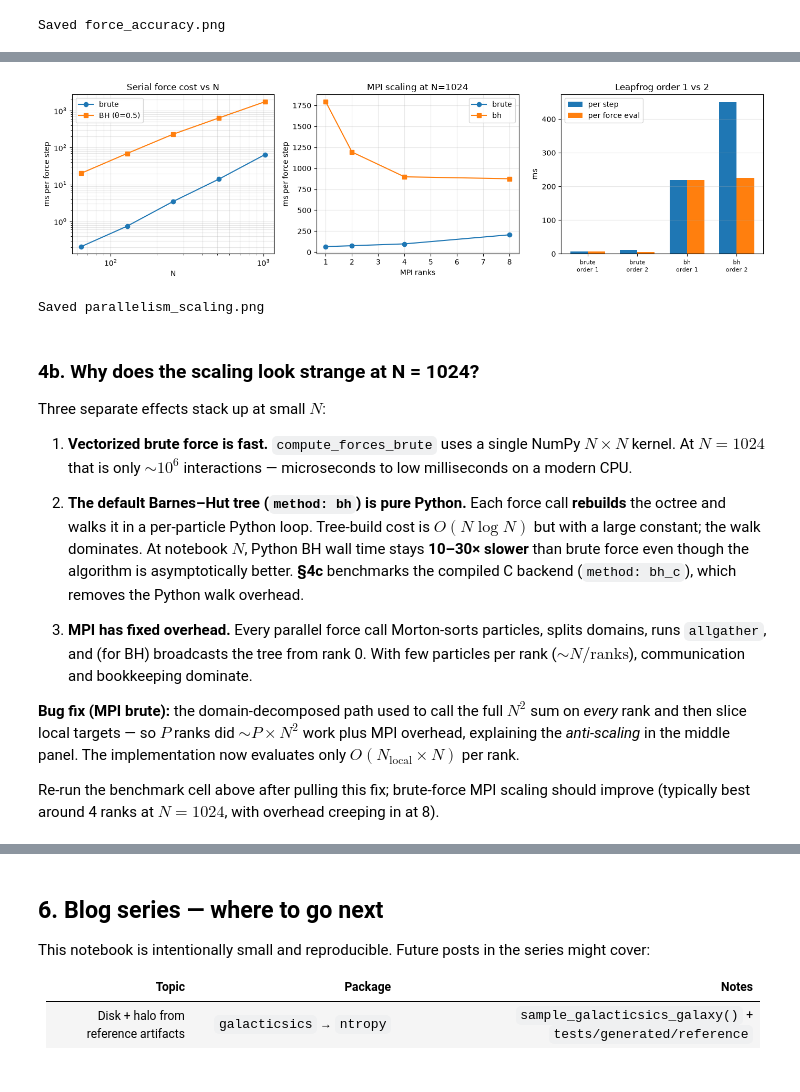
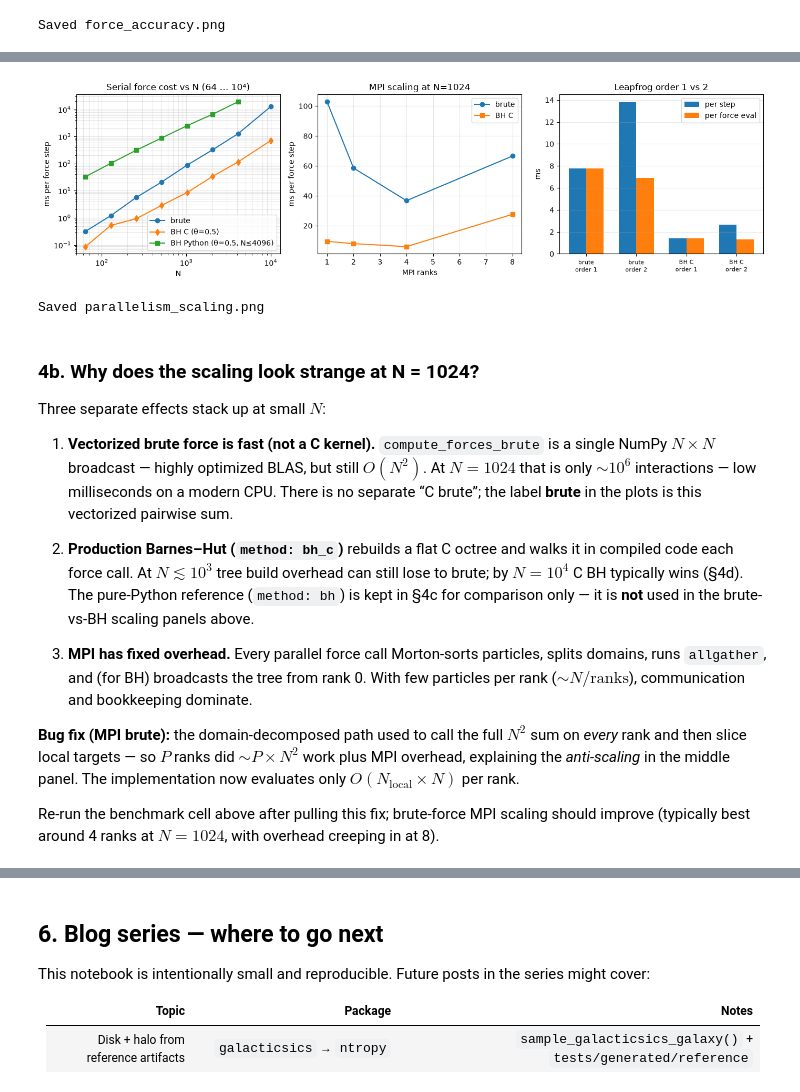
Before and after one commit to bauerj4/PyGalactICS, a Jupyter notebook: notebooks/nfw_halo_walkthrough.ipynb, the cells around one changed output, grey strips where cells are left out. Drawn from its saved outputs; the diff is of its cells as text; code cells hidden in the pictures.

```diff
--- a/notebooks/nfw_halo_walkthrough.ipynb
+++ b/notebooks/nfw_halo_walkthrough.ipynb
@@ -326,7 +335,7 @@ thetas = [0.2, 0.3, 0.4, 0.5, 0.7, 1.0]
 rows = []
 
 for theta in thetas:
-    acc_bh = compute_forces_bh(pos, mass, eps, theta=theta)
+    acc_bh = compute_forces_bh_c(pos, mass, eps, theta=theta)
     delta = acc_bh - acc_brute
     rel = np.linalg.norm(delta, axis=1) / brute_norm
     rows.append({
@@ -683,20 +732,36 @@ fig, axes = plt.subplots(1, 3, figsize=(14, 4))
 # Panel A: serial scaling vs N
 ns = [row["n"] for row in n_scaling_rows]
 axes[0].loglog(ns, [row["brute_ms"] for row in n_scaling_rows], "o-", label="brute")
-axes[0].loglog(ns, [row["bh_ms"] for row in n_scaling_rows], "s-", label=f"BH (θ={BENCH_THETA})")
+axes[0].loglog(
+    ns,
+    [row["bh_c_ms"] for row in n_scaling_rows],
+    "d-",
+    label=f"BH C (θ={BENCH_THETA})",
+)
+py_rows = [row for row in n_scaling_rows if "bh_py_ms" in row]
+if py_rows:
+    axes[0].loglog(
+        [row["n"] for row in py_rows],
+        [row["bh_py_ms"] for row in py_rows],
+        "s-",
+        label=f"BH Python (θ={BENCH_THETA}, N≤{PYTHON_BH_MAX_N})",
+    )
 axes[0].set_xlabel("N")
 axes[0].set_ylabel("ms per force step")
-axes[0].set_title("Serial force cost vs N")
+axes[0].set_title("Serial force cost vs N (64 … 10⁴)")
 axes[0].legend()
 axes[0].grid(True, which="both", alpha=0.3)
 
 # Panel B: MPI rank scaling (or placeholder message)
 if mpi_rank_rows:
-    for method, marker in (("brute", "o-"), ("bh", "s-")):
+    for method, marker, label in (
+        ("brute", "o-", "brute"),
+        (BENCH_FORCE_METHOD, "s-", "BH C"),
+    ):
         subset = [r for r in mpi_rank_rows if r["method"] == method]
         ranks = [r["n_ranks"] for r in subset]
         times = [r["ms_per_force"] for r in subset]
-        axes[1].plot(ranks, times, marker, label=method)
+        axes[1].plot(ranks, times, marker, label=label)
     axes[1].set_xlabel("MPI ranks")
     axes[1].set_ylabel("ms per force step")
     axes[1].set_title(f"MPI scaling at N={MPI_N}")
@@ -704,44 +769,47 @@ if mpi_rank_rows:
     axes[1].grid(True, alpha=0.3)
 else:
     axes[1].text(
         0.5,
         0.5,
         "MPI scaling unavailable\n(install mpi4py + mpirun)",
         ha="center",
         va="center",
         transform=axes[1].transAxes,
     )
     axes[1].set_title("MPI scaling (skipped)")
 
 # Panel C: integrator order — step time and per-force time
-labels = [f"{row['method']}\norder {row['order']}" for row in integrator_rows]
+labels = [
+    f"{'BH C' if row['method'] == BENCH_FORCE_METHOD else row['method']}\norder {row['order']}"
+    for row in integrator_rows
+]
 x = np.arange(len(labels))
 width = 0.35
 axes[2].bar(x - width / 2, [row["ms_per_step"] for row in integrator_rows], width, label="per step")
 axes[2].bar(x + width / 2, [row["ms_per_force"] for row in integrator_rows], width, label="per force eval")
 axes[2].set_xticks(x)
 axes[2].set_xticklabels(labels, fontsize=8)
 axes[2].set_ylabel("ms")
 axes[2].set_title("Leapfrog order 1 vs 2")
 axes[2].legend()
 axes[2].grid(True, axis="y", alpha=0.3)
 
 fig.tight_layout()
 bench_plot_path = ARTIFACTS / "parallelism_scaling.png"
 fig.savefig(bench_plot_path, dpi=150)
 plt.show()
 print(f"Saved {bench_plot_path.name}")
 # %% [output]
-[figure, old version]
+[figure, new version]
 Saved parallelism_scaling.png
 # %% [markdown]
 ### 4b. Why does the scaling look strange at N = 1024?
 
 Three separate effects stack up at small $N$:
 
-1. **Vectorized brute force is fast.** `compute_forces_brute` uses a single NumPy $N \times N$ kernel. At $N=1024$ that is only $\sim 10^6$ interactions — microseconds to low milliseconds on a modern CPU.
+1. **Vectorized brute force is fast (not a C kernel).** `compute_forces_brute` is a single NumPy $N \times N$ broadcast — highly optimized BLAS, but still $O(N^2)$. At $N=1024$ that is only $\sim 10^6$ interactions — low milliseconds on a modern CPU. There is no separate “C brute”; the label **brute** in the plots is this vectorized pairwise sum.
 
-2. **The default Barnes–Hut tree (`method: bh`) is pure Python.** Each force call **rebuilds** the octree and walks it in a per-particle Python loop. Tree-build cost is $O(N \log N)$ but with a large constant; the walk dominates. At notebook $N$, Python BH wall time stays **10–30× slower** than brute force even though the algorithm is asymptotically better. **§4c** benchmarks the compiled C backend (`method: bh_c`), which removes the Python walk overhead.
+2. **Production Barnes–Hut (`method: bh_c`)** rebuilds a flat C octree and walks it in compiled code each force call. At $N \lesssim 10^3$ tree build overhead can still lose to brute; by **$N = 10^4$** C BH typically wins (§4d). The pure-Python reference (`method: bh`) is kept in §4c for comparison only — it is **not** used in the brute-vs-BH scaling panels above.
 
 3. **MPI has fixed overhead.** Every parallel force call Morton-sorts particles, splits domains, runs `allgather`, and (for BH) broadcasts the tree from rank 0. With few particles per rank ($\sim N / \mathrm{ranks}$), communication and bookkeeping dominate.
 
```
Also changed, not shown: parts of 16 cells of this notebook, 3 other files.
